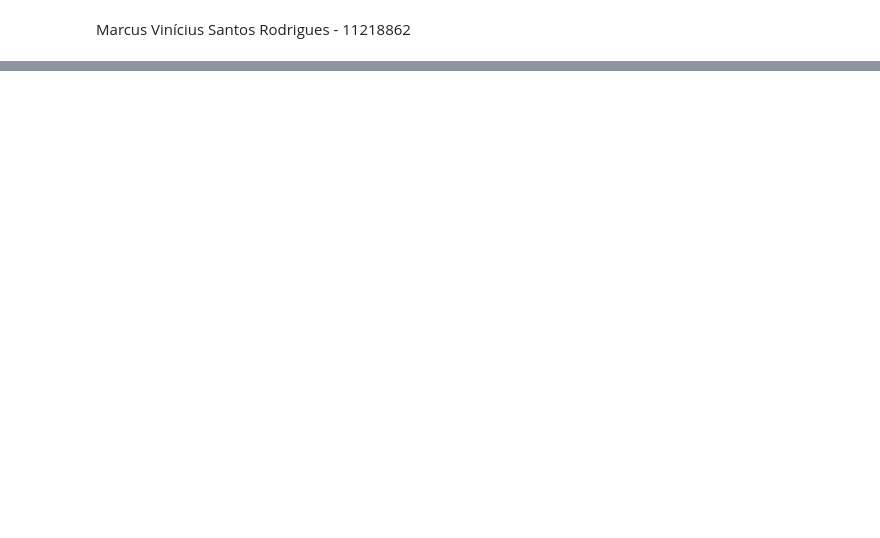
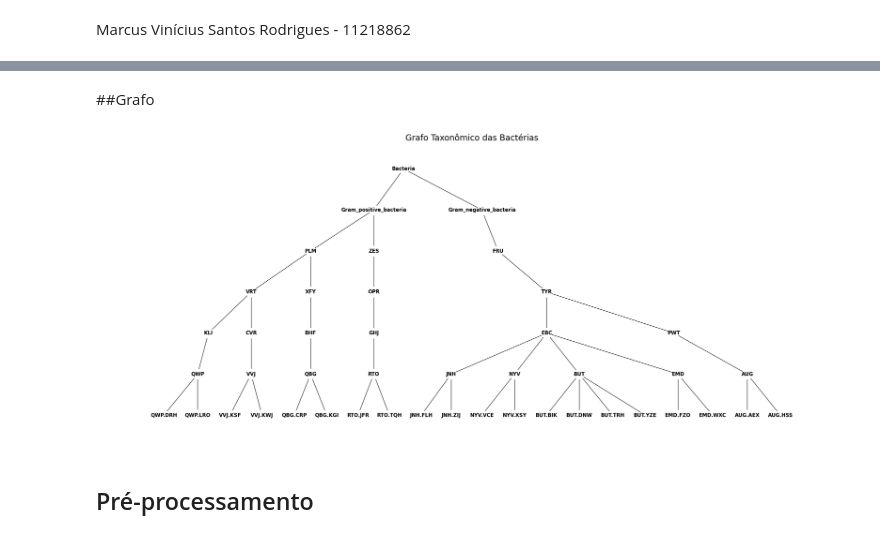
Before and after one commit to marcus-v-rodrigues/ml-project, a Jupyter notebook: Trabalho_Prático_1_–_Tarefas_Preditivas.ipynb, the cells around one changed output, grey strips where cells are left out. Cells and saved outputs as stored; diff of their text form; code cells hidden in the pictures; blank space fills up the shorter version.

```diff
--- a/Trabalho_Prático_1_–_Tarefas_Preditivas.ipynb
+++ b/Trabalho_Prático_1_–_Tarefas_Preditivas.ipynb
@@ -163,0 +115,45 @@ plt.show()
+# %%
+# Lendo e processando dados taxonômicos a partir de um arquivo de texto
+taxonomy_data = pd.read_csv('pure_spectra_taxonomy.txt', header=None, sep=' ', names=['Child', 'Parent'])
+# Criar um dicionário para seguir a cadeia de parentesco até o topo
+parent_map = dict(zip(taxonomy_data['Child'], taxonomy_data['Parent']))  # Mapeia cada espécie ao seu parente taxonômico
+# %%
+# Função para encontrar o caminho completo até o domínio
+def find_hierarchy_path(species, parent_map):
+    path = [species]  # Inicia o caminho com a espécie atual
+    while species in parent_map:
+        if species == parent_map[species]:  # Verifica ciclo para evitar loop infinito
+            break
+        species = parent_map[species]  # Acessa o próximo nível parentesco
+        path.append(species)  # Adiciona ao caminho
+    return path  # Retorna o caminho desde a espécie até o domínio
+# %%
+# Aplicando a função otimizada a todas as espécies
+all_species = taxonomy_data['Child'].unique()  # Todas as espécies únicas no dataset
+full_paths = {}
+for species in all_species:
+    path = find_hierarchy_path(species, parent_map)
+    if len(path) == 7:  # Filtra caminhos que tenham exatamente 7 níveis (incluindo espécie até domínio)
+        full_paths[species] = path
+# %% [markdown]
+##Grafo
+# %%
+# Criação do grafo direcionado para visualização taxonômica
+G = nx.DiGraph()
+# Adicionando nós e arestas baseados nos caminhos encontrados
+for key, path in full_paths.items():
+    for i in range(len(path) - 1):
+        G.add_edge(path[i + 1], path[i])  # Adiciona aresta do parent para o child
+
+# Gerar layout hierárquico usando Graphviz
+pos = graphviz_layout(G, prog="dot", args="-Granksep=2.0 -Gsplines=ortho")  # Layout ortogonal com separação entre os ranks
+
+# Desenhar o grafo com matplotlib
+plt.figure(figsize=(25, 10))
+nx.draw(G, pos, with_labels=True, node_size=600, font_size=12, node_color="white", edge_color="black", font_weight="bold", arrows=False)  # Detalhes visuais do grafo
+plt.title("Grafo Taxonômico das Bactérias", fontsize=20)  # Título do grafo
+plt.show()  # Exibe o grafo
+# %% [output]
+[figure, added]
+# %% [markdown]
+## Pré-processamento
```
Also changed, not shown: parts of 47 cells of this notebook.
